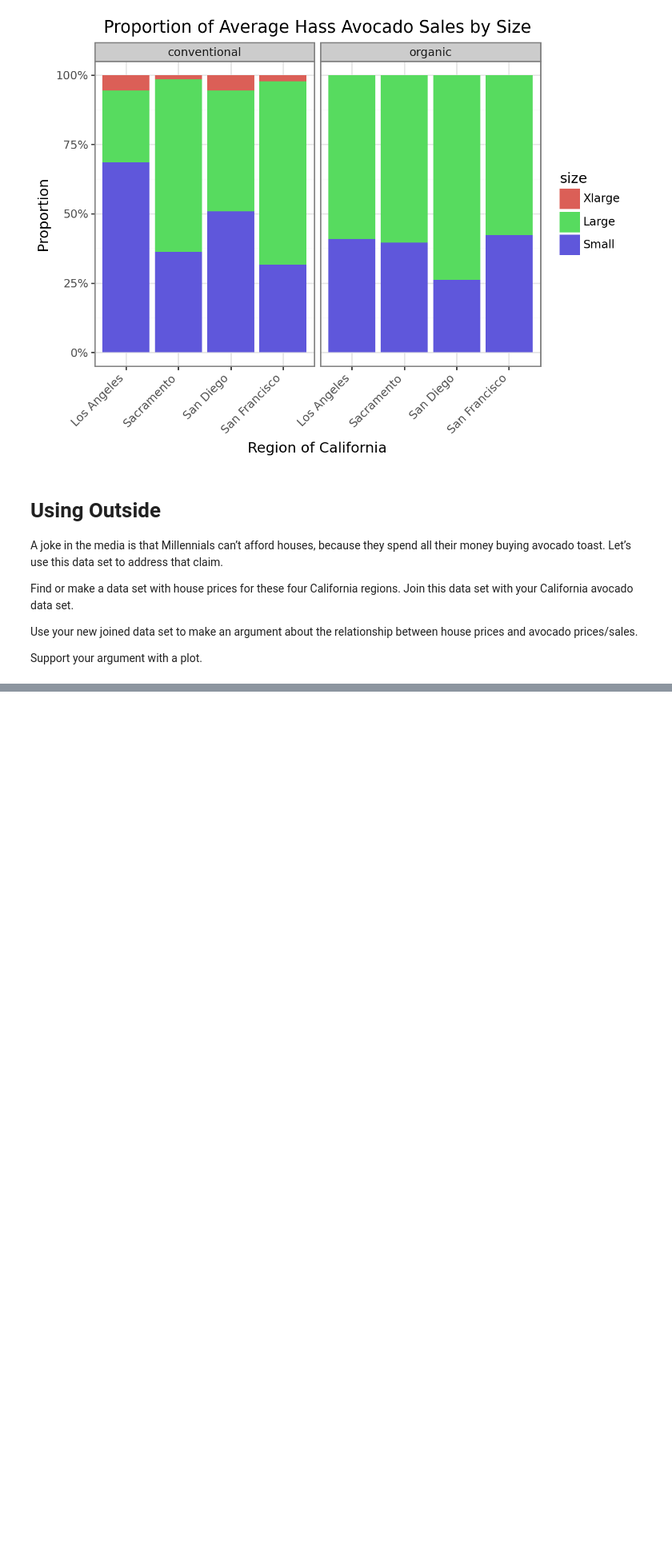
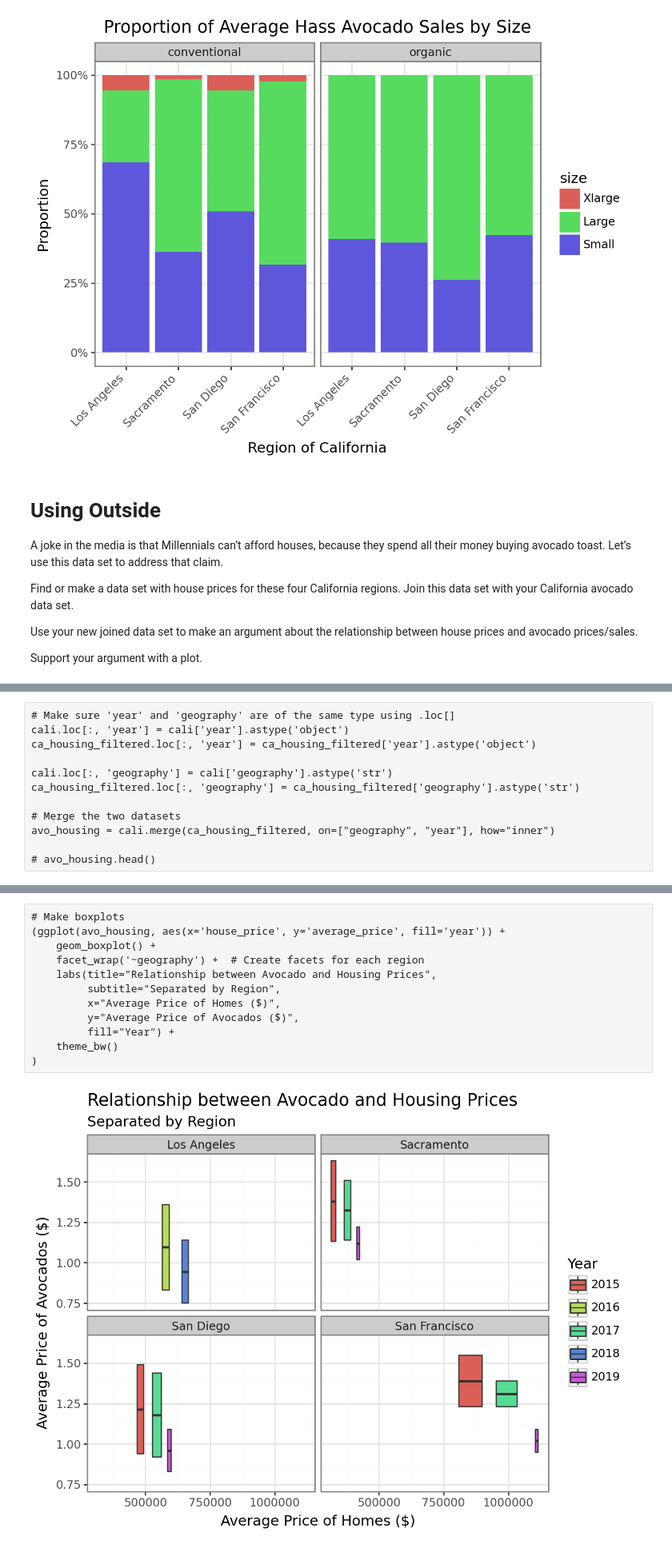
Before and after one commit to samricafrente/GSB-544, a Jupyter notebook: Labs/Lab-2/Lab-2.ipynb, the cells around one changed output, grey strips where cells are left out. Shown: that part at 80% size. Cells and saved outputs as stored; diff of their text form; blank space fills up the shorter version.

```diff
--- a/Labs/Lab-2/Lab-2.ipynb
+++ b/Labs/Lab-2/Lab-2.ipynb
@@ -309,0 +300,12 @@ Support your argument with a plot.
+# %%
+# Make sure 'year' and 'geography' are of the same type using .loc[]
+cali.loc[:, 'year'] = cali['year'].astype('object')
+ca_housing_filtered.loc[:, 'year'] = ca_housing_filtered['year'].astype('object')
+
+cali.loc[:, 'geography'] = cali['geography'].astype('str')
+ca_housing_filtered.loc[:, 'geography'] = ca_housing_filtered['geography'].astype('str')
+
+# Merge the two datasets
+avo_housing = cali.merge(ca_housing_filtered, on=["geography", "year"], how="inner")
+
+# avo_housing.head()
@@ -309,0 +319,14 @@ Support your argument with a plot.
+# %%
+# Make boxplots
+(ggplot(avo_housing, aes(x='house_price', y='average_price', fill='year')) +
+    geom_boxplot() +
+    facet_wrap('~geography') +  # Create facets for each region
+    labs(title="Relationship between Avocado and Housing Prices",
+         subtitle="Separated by Region",
+         x="Average Price of Homes ($)",
+         y="Average Price of Avocados ($)",
+         fill="Year") +
+    theme_bw()
+)
+# %% [output]
+[figure, added]
```
Also changed, not shown: parts of 10 cells of this notebook, 3 other files.
